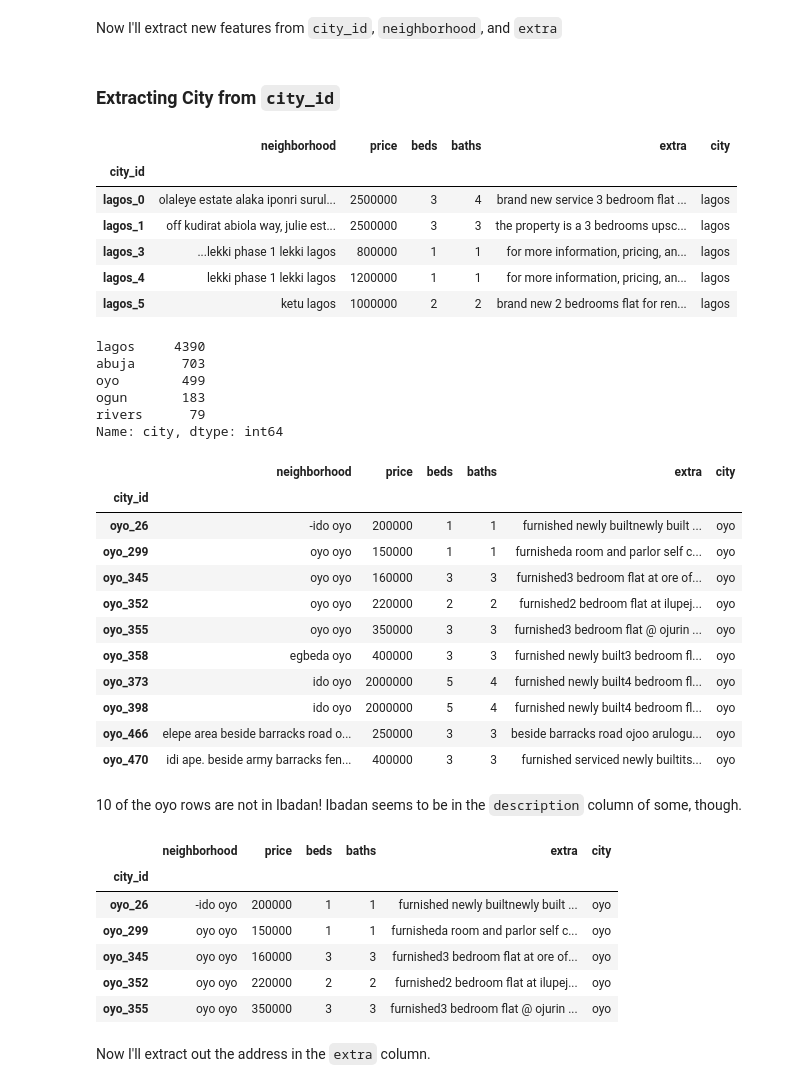
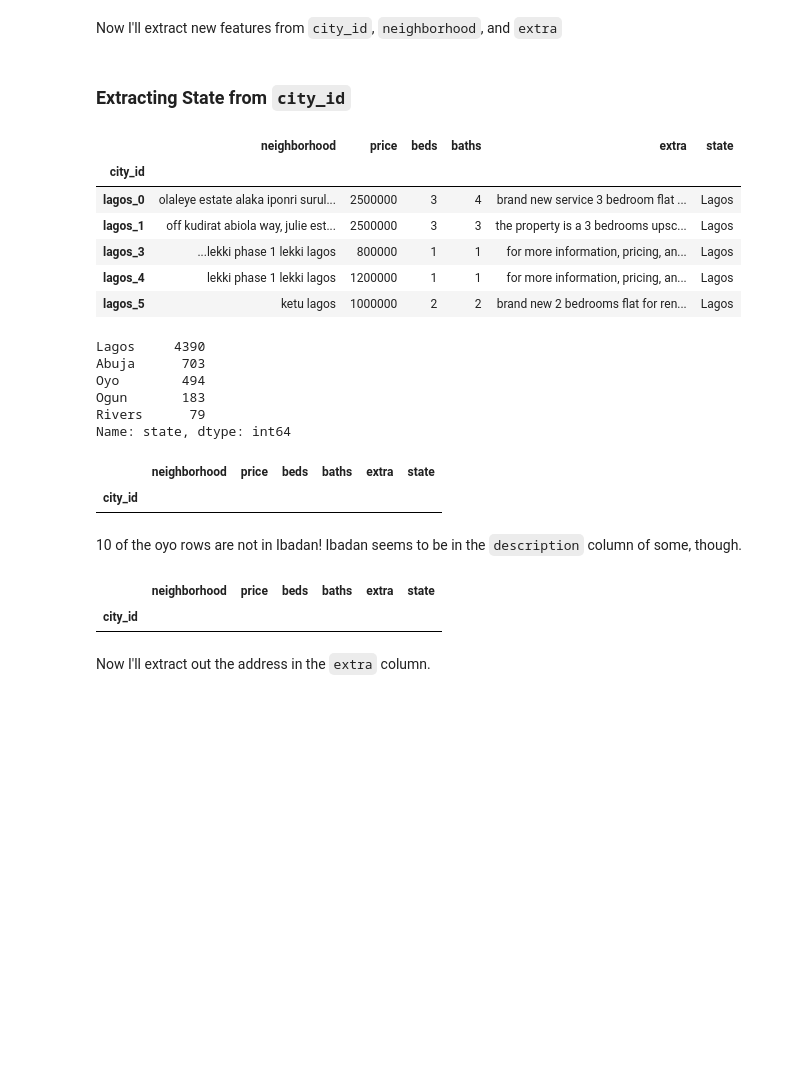
Before and after one commit to stevenkolawole/house_rent_pricing_app, a Jupyter notebook: data_wrangling_&_feat_engr.ipynb, the cells around one changed output. Drawn from its saved outputs; the diff is of its cells as text; code cells hidden in the pictures; blank space fills up the shorter version.

```diff
--- a/data_wrangling_&_feat_engr.ipynb
+++ b/data_wrangling_&_feat_engr.ipynb
@@ -560,56 +560,41 @@ Now I'll extract new features from `city_id`, `neighborhood`, and `extra`
 # %%
 data.neighborhood = data.neighborhood.str.lower() # for consistency
 # %% [markdown]
-### Extracting City from `city_id`
+### Extracting State from `city_id`
 # %%
-data['city'] = data.index.map(lambda x: x.split('_')[0])
+data['state'] = data.index.map(lambda x: x.split('_')[0].capitalize())
 
 data.head()
 # %% [output]
-|  | neighborhood | price | beds | baths | extra | city |
+|  | neighborhood | price | beds | baths | extra | state |
 | city_id |  |  |  |  |  |  |
-| lagos_0 | olaleye estate alaka iponri surul... | 2500000 | 3 | 4 | brand new service 3 bedroom flat ... | lagos |
-| lagos_1 | off kudirat abiola way, julie est... | 2500000 | 3 | 3 | the property is a 3 bedrooms upsc... | lagos |
-| lagos_3 | ...lekki phase 1 lekki lagos | 800000 | 1 | 1 | for more information, pricing, an... | lagos |
-| lagos_4 | lekki phase 1 lekki lagos | 1200000 | 1 | 1 | for more information, pricing, an... | lagos |
-| lagos_5 | ketu lagos | 1000000 | 2 | 2 | brand new 2 bedrooms flat for ren... | lagos |
+| lagos_0 | olaleye estate alaka iponri surul... | 2500000 | 3 | 4 | brand new service 3 bedroom flat ... | Lagos |
+| lagos_1 | off kudirat abiola way, julie est... | 2500000 | 3 | 3 | the property is a 3 bedrooms upsc... | Lagos |
+| lagos_3 | ...lekki phase 1 lekki lagos | 800000 | 1 | 1 | for more information, pricing, an... | Lagos |
+| lagos_4 | lekki phase 1 lekki lagos | 1200000 | 1 | 1 | for more information, pricing, an... | Lagos |
+| lagos_5 | ketu lagos | 1000000 | 2 | 2 | brand new 2 bedrooms flat for ren... | Lagos |
 # %%
-data.city.value_counts()
+data.state.value_counts()
 # %% [output]
-lagos     4390
-abuja      703
-oyo        499
-ogun       183
-rivers      79
-Name: city, dtype: int64
+Lagos     4390
+Abuja      703
+Oyo        494
+Ogun       183
+Rivers      79
+Name: state, dtype: int64
 # %%
-data[(data.city == 'oyo') & (~data.neighborhood.str.contains('ibadan'))]
+data[(data.state == 'Oyo') & (~data.neighborhood.str.contains('ibadan'))]
 # %% [output]
-|  | neighborhood | price | beds | baths | extra | city |
+|  | neighborhood | price | beds | baths | extra | state |
 | city_id |  |  |  |  |  |  |
-| oyo_26 | -ido oyo | 200000 | 1 | 1 | furnished newly builtnewly built ... | oyo |
-| oyo_299 | oyo oyo | 150000 | 1 | 1 | furnisheda room and parlor self c... | oyo |
-| oyo_345 | oyo oyo | 160000 | 3 | 3 | furnished3 bedroom flat at ore of... | oyo |
-| oyo_352 | oyo oyo | 220000 | 2 | 2 | furnished2 bedroom flat at ilupej... | oyo |
-| oyo_355 | oyo oyo | 350000 | 3 | 3 | furnished3 bedroom flat @ ojurin ... | oyo |
-| oyo_358 | egbeda oyo | 400000 | 3 | 3 | furnished newly built3 bedroom fl... | oyo |
-| oyo_373 | ido oyo | 2000000 | 5 | 4 | furnished newly built4 bedroom fl... | oyo |
-| oyo_398 | ido oyo | 2000000 | 5 | 4 | furnished newly built4 bedroom fl... | oyo |
-| oyo_466 | elepe area beside barracks road o... | 250000 | 3 | 3 | beside barracks road ojoo arulogu... | oyo |
-| oyo_470 | idi ape. beside army barracks fen... | 400000 | 3 | 3 | furnished serviced newly builtits... | oyo |
 # %% [markdown]
 10 of the oyo rows are not in Ibadan! Ibadan seems to be in the `description` column of some, though.
 # %%
-non_ibadan_corrected = data[(data.city == 'oyo') & (~data.neighborhood.str.contains('ibadan')) & (data.extra.str.contains('ibadan'))]
+non_ibadan_corrected = data[(data.state == 'Oyo') & (~data.neighborhood.str.contains('ibadan')) & (data.extra.str.contains('ibadan'))]
 non_ibadan_corrected
 # %% [output]
-|  | neighborhood | price | beds | baths | extra | city |
+|  | neighborhood | price | beds | baths | extra | state |
 | city_id |  |  |  |  |  |  |
-| oyo_26 | -ido oyo | 200000 | 1 | 1 | furnished newly builtnewly built ... | oyo |
-| oyo_299 | oyo oyo | 150000 | 1 | 1 | furnisheda room and parlor self c... | oyo |
-| oyo_345 | oyo oyo | 160000 | 3 | 3 | furnished3 bedroom flat at ore of... | oyo |
-| oyo_352 | oyo oyo | 220000 | 2 | 2 | furnished2 bedroom flat at ilupej... | oyo |
-| oyo_355 | oyo oyo | 350000 | 3 | 3 | furnished3 bedroom flat @ ojurin ... | oyo |
 # %% [markdown]
 Now I'll extract out the address in the `extra` column.
 # %%
```
Also changed, not shown: parts of 11 cells of this notebook.
